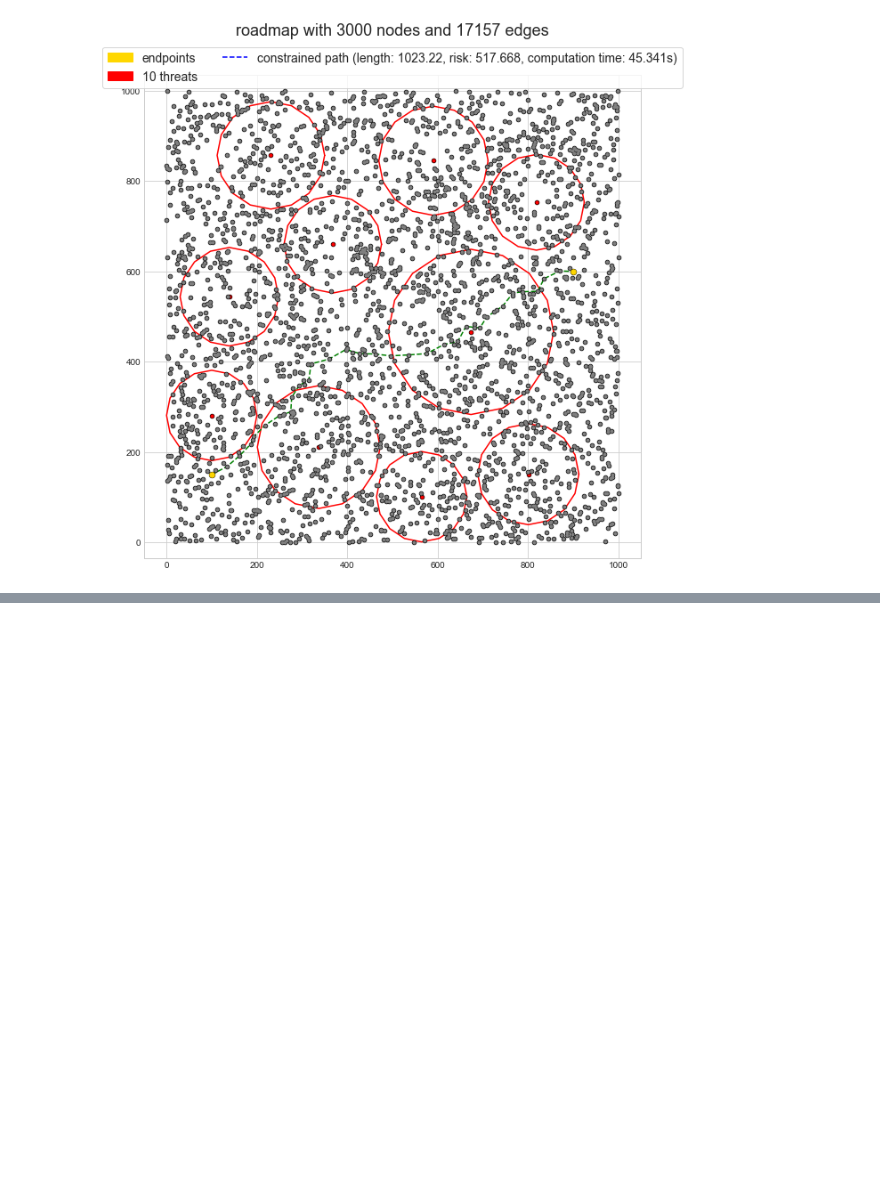
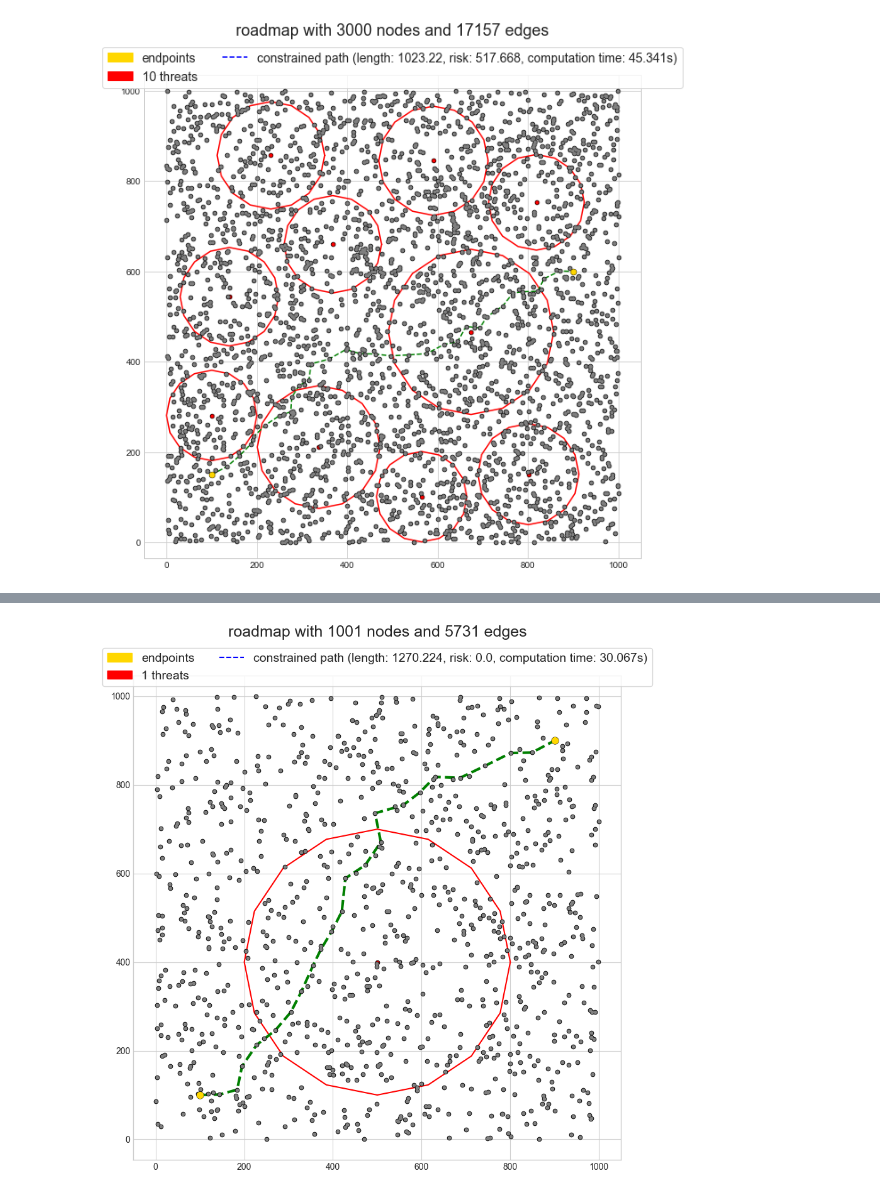
Before and after one commit to Elilgo324/quick-and-safe, a Jupyter notebook: settings/main.ipynb, the cells around one changed output, grey strips where cells are left out. Cells and saved outputs as stored; diff of their text form; code cells hidden in the pictures; blank space fills up the shorter version.

Commit message:
restore from bin constrained shortest path

```diff
--- a/settings/main.ipynb
+++ b/settings/main.ipynb
@@ -62,0 +73,19 @@ plt.show()
+# %%
+rm = PRM(env)
+building_time = rm.add_samples(1000)
+# %%
+constrained_path, constrained_length, constrained_risk, constrained_time = rm.constrained_shortest_path(weight='length', constraint='risk', budget=300)
+# %%
+rm.plot(display_edges=False)
+plt.plot([p[0] for p in constrained_path], [p[1] for p in constrained_path], color='green', linestyle='dashed', linewidth=3)
+
+plt.title(f'roadmap with {len(rm._graph.nodes)} nodes and {len(rm._graph.edges)} edges', fontsize=18, y=1.07)
+plt.legend(handles=[Patch(color='gold', label='endpoints'),
+                    Patch(color='red', label=f'{len(env.threats)} threats'),
+                    Line2D([0], [0], color='blue', linestyle='dashed', label=f'constrained path (length: {constrained_length}, risk: {constrained_risk}, computation time: {constrained_time + building_time}s)')],
+           fontsize=14, frameon=True, loc='upper center', bbox_to_anchor=(0.5, 1.07), ncol=2, fancybox=True)
+
+plt.savefig('../plots/constrained_path_examples.png')
+plt.show()
+# %% [output]
+[figure, added]
```
Also changed, not shown: parts of 2 cells of this notebook.
